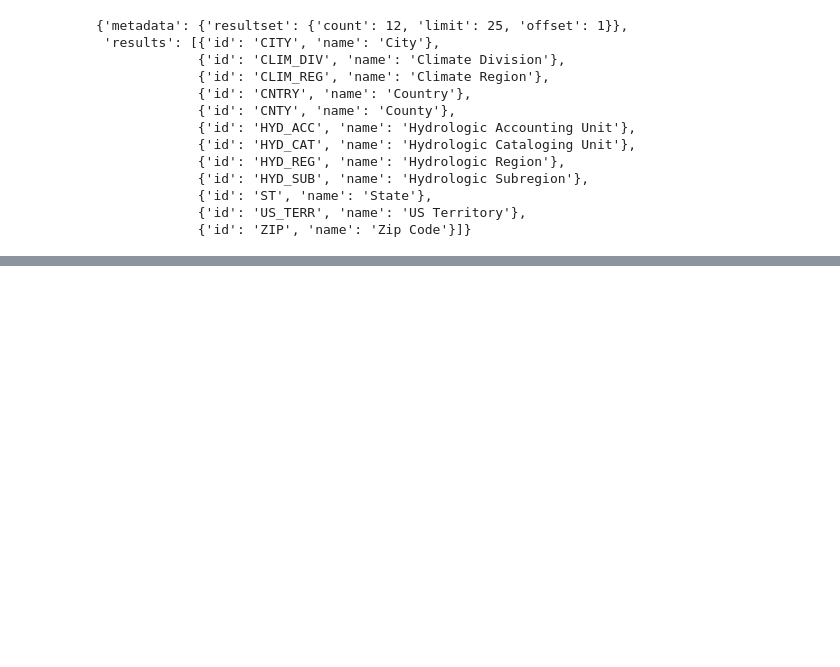
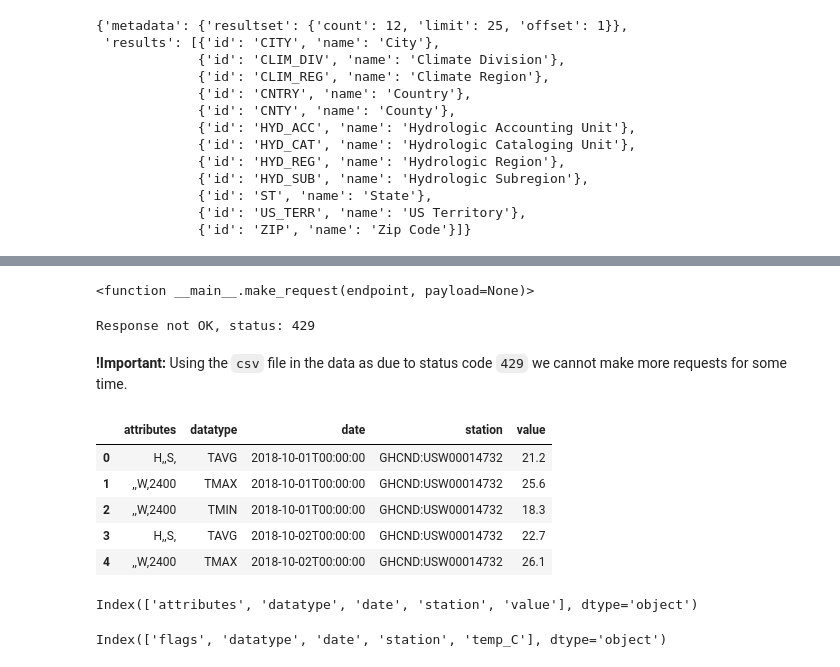
Before and after one commit to OfTheByteQuest/Data-Analytics-Learning-and-Projects, a Jupyter notebook: Chapter-3/Chapter-3.ipynb, the cells around one changed output, grey strips where cells are left out. Drawn from its saved outputs; the diff is of its cells as text; code cells hidden in the pictures; blank space fills up the shorter version.

```diff
--- a/Chapter-3/Chapter-3.ipynb
+++ b/Chapter-3/Chapter-3.ipynb
@@ -347,0 +334,4 @@ FILE
+# %%
+make_request
+# %% [output]
+<function __main__.make_request(endpoint, payload=None)>
@@ -347,0 +409,21 @@ FILE
+# %%
+nyc = get_location('New York')
+nyc
+# %% [output]
+Response not OK, status: 429
+# %% [markdown]
+**!Important:** Using the `csv` file in the data as due to status code `429` we cannot make more requests for some time.
+# %%
+df = pd.read_csv("/content/Data-Analytics-Learning-and-Projects/Chapter-3/Data/nyc_temperatures.csv")
+df.head()
+# %% [output]
+|  | attributes | datatype | date | station | value |
+| 0 | H,,S, | TAVG | 2018-10-01T00:00:00 | GHCND:USW00014732 | 21.2 |
+| 1 | ,,W,2400 | TMAX | 2018-10-01T00:00:00 | GHCND:USW00014732 | 25.6 |
+| 2 | ,,W,2400 | TMIN | 2018-10-01T00:00:00 | GHCND:USW00014732 | 18.3 |
+| 3 | H,,S, | TAVG | 2018-10-02T00:00:00 | GHCND:USW00014732 | 22.7 |
+| 4 | ,,W,2400 | TMAX | 2018-10-02T00:00:00 | GHCND:USW00014732 | 26.1 |
+# %%
+df.columns
+# %% [output]
+Index(['attributes', 'datatype', 'date', 'station', 'value'], dtype='object')
@@ -347,0 +438,4 @@ FILE
+# %%
+df.columns
+# %% [output]
+Index(['flags', 'datatype', 'date', 'station', 'temp_C'], dtype='object')
```
Also changed, not shown: parts of 36 cells of this notebook.
